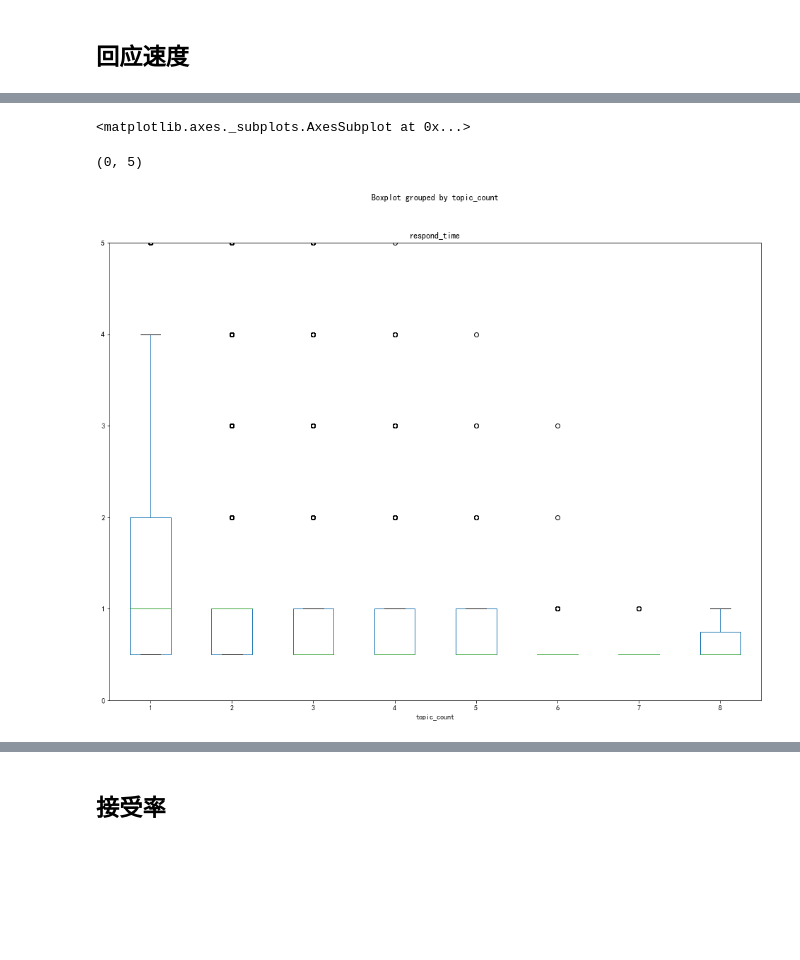
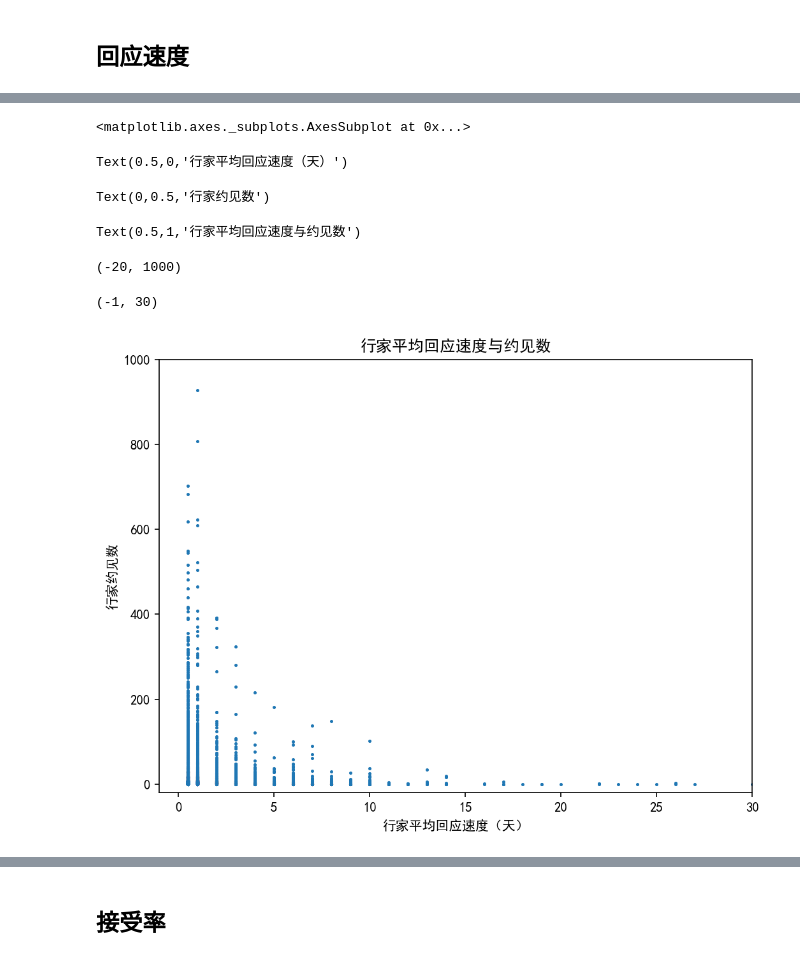
Before and after one commit to wymintage/zaih_analysis, a Jupyter notebook: zaih_analysis/zaih_analysis_3.ipynb, the cells around one changed output, grey strips where cells are left out. Drawn from its saved outputs; the diff is of its cells as text; code cells hidden in the pictures; blank space fills up the shorter version.

```diff
--- a/zaih_analysis/zaih_analysis_3.ipynb
+++ b/zaih_analysis/zaih_analysis_3.ipynb
@@ -239,23 +428,0 @@ Name: meet_num, dtype: int32
-# %%
-mentor_topic = mentor[['mentor_id_PK']]
-mentor_topic_count = topic[['mentor_id', 'topic_id_PK']].groupby(['mentor_id']).count()
-mentor_topic_count = mentor_topic_count.rename(index=str, columns={'topic_id_PK': 'topic_count'})
-mentor_topic = pd.merge(mentor_topic, mentor_topic_count, how='left', left_on='mentor_id_PK', right_index=True)
-mentor_topic = pd.merge(mentor_topic, mentor_date[['meet_num','mentor_id_PK']],how='left')
-mentor_topic = mentor_topic.sort_values(['topic_count', 'mentor_id_PK'], ascending=False)
-mentor_topic.meet_num = mentor_topic.meet_num.fillna(0)
-mentor_topic['meet_num_per_topic'] = mentor_topic.meet_num / mentor_topic['topic_count'].astype(int)
-
-# 分组
-mentor_topic_group = mentor_topic.groupby(['topic_count'])
-
-# _c = calculate
-mentor_topic_group_c = pd.merge(mentor_topic_group.mentor_id_PK.count().to_frame(),
-                                mentor_topic_group.meet_num.sum().to_frame(),
-                               left_index=True,
-                               right_index=True)
-mentor_topic_group_c['meet_per_mentor'] = mentor_topic_group_c['meet_num'] / mentor_topic_group_c['mentor_id_PK'].astype(int)
-
-mentor_topic_group_c = mentor_topic_group_c.append(pd.Series(mentor_topic_group_c.sum().T, name='sum'))
-mentor_topic_group_c.iloc[8,2] = np.nan
-#mentor_topic_group_c
@@ -664,15 +1123,22 @@ Name: respond_time, dtype: int64
 # %%
-fig = plt.figure()
-fig.set_size_inches(16, 12)
+fig = plt.figure(dpi=150)
+fig.set_size_inches(8, 6)
 
 ax1 = fig.add_subplot(1, 1, 1)
 
-respond_time.boxplot(column=['respond_time'], by='topic_count',ax=ax1, grid=False)
-#plt.semilogy(basey=10)
-plt.ylim(0, 5)
+respond_time.plot(x='respond_time', y='meet_num',ax=ax1, grid=False, kind='scatter',s=2)
+plt.xlabel('行家平均回应速度（天）')
+plt.ylabel('行家约见数')
+plt.title('行家平均回应速度与约见数')
+plt.ylim(-20, 1000)
+plt.xlim(-1, 30)
 
 plt.show()
 # %% [output]
 <matplotlib.axes._subplots.AxesSubplot at 0x...>
-(0, 5)
+Text(0.5,0,'行家平均回应速度（天）')
+Text(0,0.5,'行家约见数')
+Text(0.5,1,'行家平均回应速度与约见数')
+(-20, 1000)
+(-1, 30)
-[figure, old version]
+[figure, new version]
```
Also changed, not shown: parts of 46 cells of this notebook, 32 other files.
